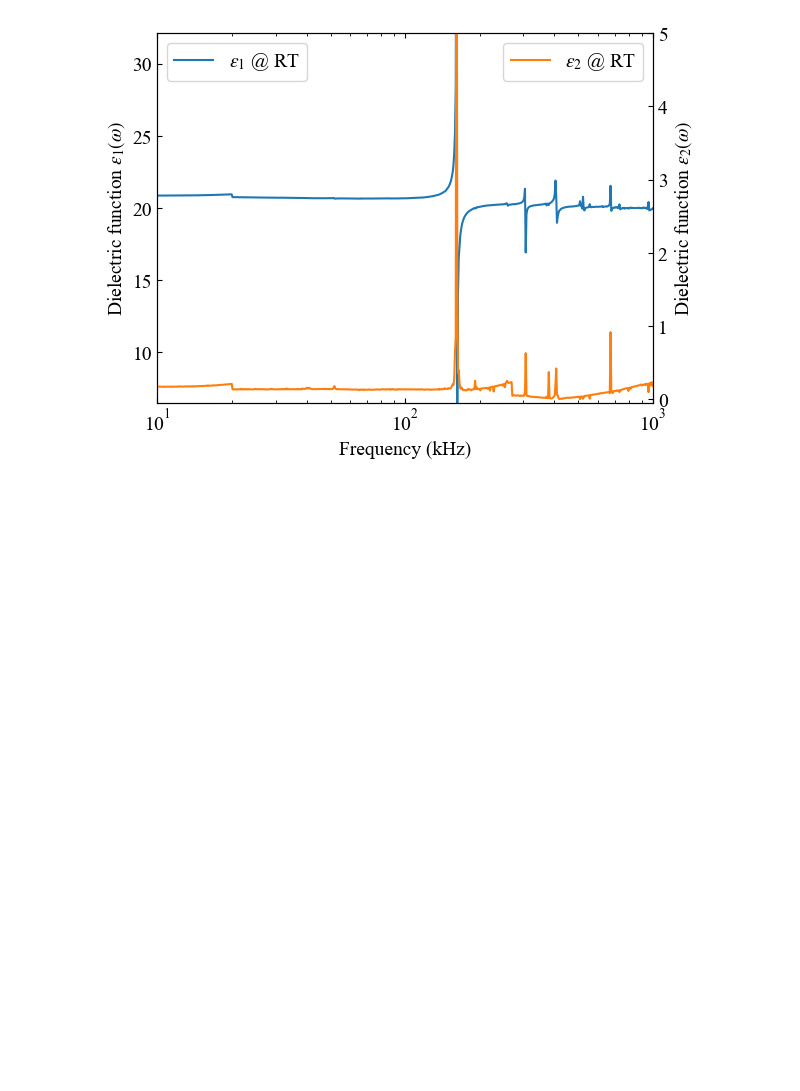
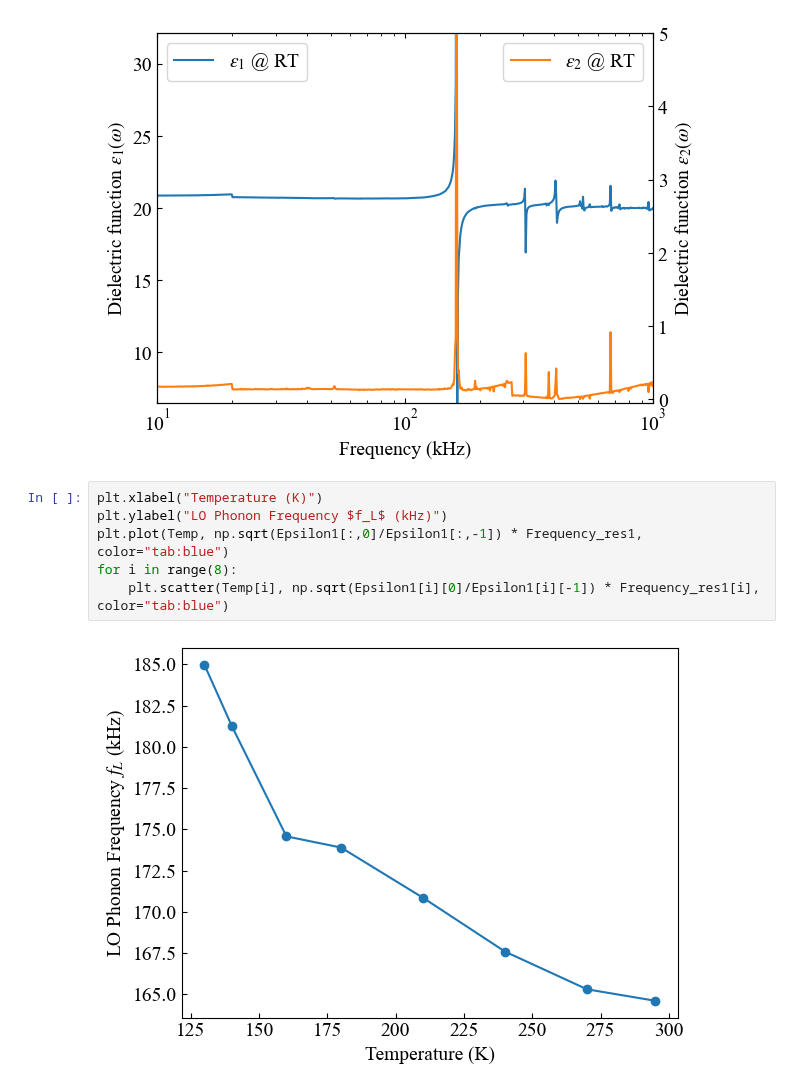
Before and after one commit to xiang-gong3944/----, a Jupyter notebook: 2024_10_25_強誘電体/data/2024_10_25.ipynb, the cells around one changed output. Cells and saved outputs as stored; diff of their text form; blank space fills up the shorter version.

```diff
--- a/2024_10_25_強誘電体/data/2024_10_25.ipynb
+++ b/2024_10_25_強誘電体/data/2024_10_25.ipynb
@@ -380,3 +380,11 @@ def plot_epsilon_log(x, y1, y2):
 plot_epsilon_log(Frequency_RT, Epsilon1_RT, Dissipation_RT)
 # %% [output]
 [figure]
+# %%
+plt.xlabel("Temperature (K)")
+plt.ylabel("LO Phonon Frequency $f_L$ (kHz)")
+plt.plot(Temp, np.sqrt(Epsilon1[:,0]/Epsilon1[:,-1]) * Frequency_res1, color="tab:blue")
+for i in range(8):
+    plt.scatter(Temp[i], np.sqrt(Epsilon1[i][0]/Epsilon1[i][-1]) * Frequency_res1[i], color="tab:blue")
+# %% [output]
+[figure, added]
```
Also changed, not shown: parts of 1 cell of this notebook, 2 other files.
